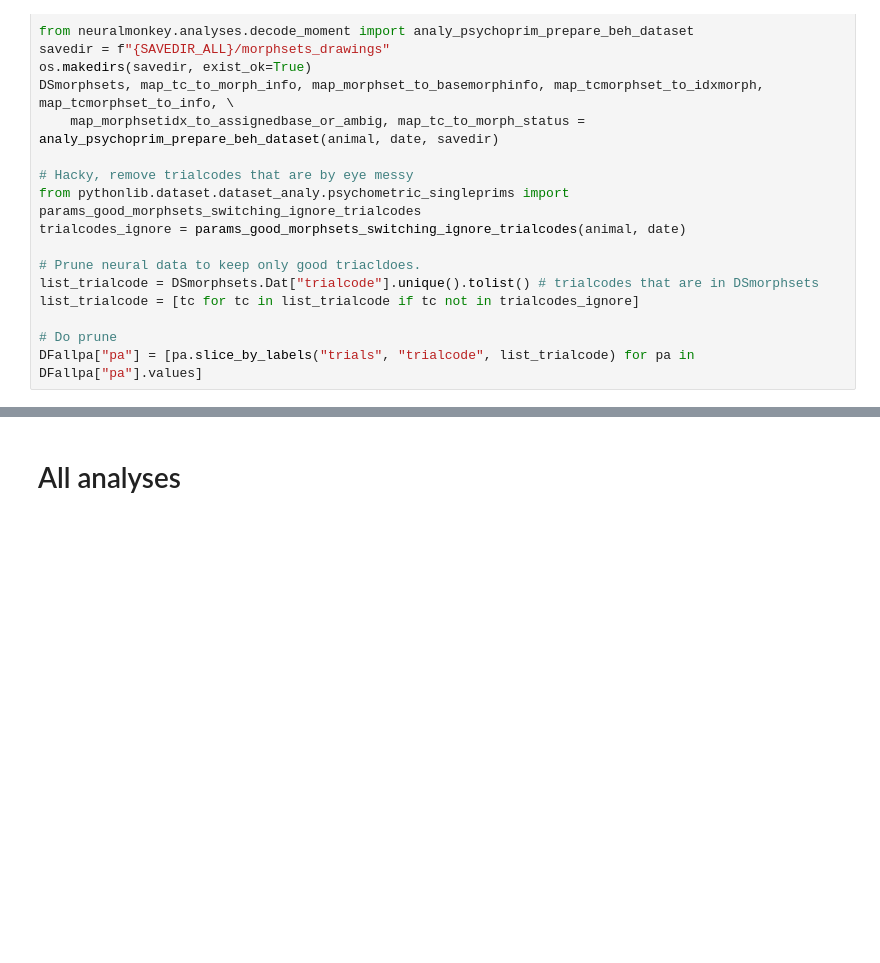
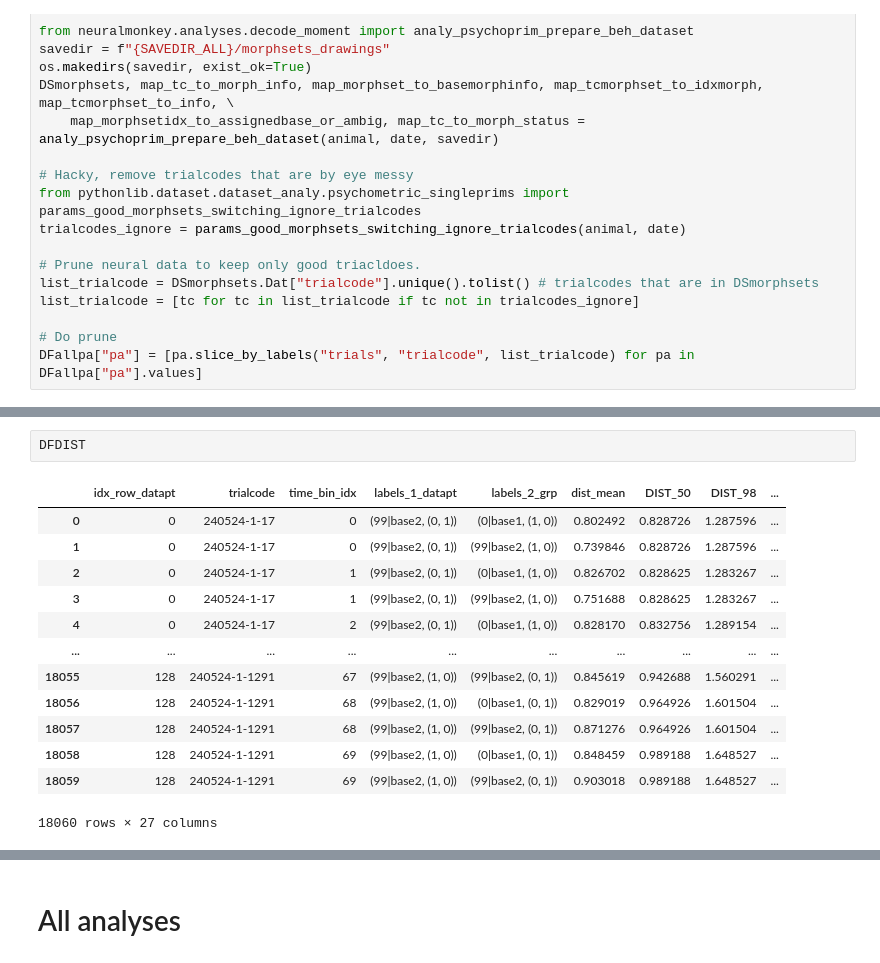
Before and after one commit to lucast4/neuralmonkey, a Jupyter notebook: neuralmonkey/notebooks_tutorials/241122_manuscript_psycho_categ_neural.ipynb, the cells around one changed output, grey strips where cells are left out. Drawn from its saved outputs; the diff is of its cells as text; blank space fills up the shorter version.

```diff
--- a/neuralmonkey/notebooks_tutorials/241122_manuscript_psycho_categ_neural.ipynb
+++ b/neuralmonkey/notebooks_tutorials/241122_manuscript_psycho_categ_neural.ipynb
@@ -75,0 +86,16 @@ DFallpa["pa"] = [pa.slice_by_labels("trials", "trialcode", list_trialcode) for p
+# %%
+DFDIST
+# %% [output]
+|  | idx_row_datapt | trialcode | time_bin_idx | labels_1_datapt | labels_2_grp | dist_mean | DIST_50 | DIST_98 | ... |
+| 0 | 0 | 240524-1-17 | 0 | (99|base2, (0, 1)) | (0|base1, (1, 0)) | 0.802492 | 0.828726 | 1.287596 | ... |
+| 1 | 0 | 240524-1-17 | 0 | (99|base2, (0, 1)) | (99|base2, (1, 0)) | 0.739846 | 0.828726 | 1.287596 | ... |
+| 2 | 0 | 240524-1-17 | 1 | (99|base2, (0, 1)) | (0|base1, (1, 0)) | 0.826702 | 0.828625 | 1.283267 | ... |
+| 3 | 0 | 240524-1-17 | 1 | (99|base2, (0, 1)) | (99|base2, (1, 0)) | 0.751688 | 0.828625 | 1.283267 | ... |
+| 4 | 0 | 240524-1-17 | 2 | (99|base2, (0, 1)) | (0|base1, (1, 0)) | 0.828170 | 0.832756 | 1.289154 | ... |
+| ... | ... | ... | ... | ... | ... | ... | ... | ... | ... |
+| 18055 | 128 | 240524-1-1291 | 67 | (99|base2, (1, 0)) | (99|base2, (0, 1)) | 0.845619 | 0.942688 | 1.560291 | ... |
+| 18056 | 128 | 240524-1-1291 | 68 | (99|base2, (1, 0)) | (0|base1, (0, 1)) | 0.829019 | 0.964926 | 1.601504 | ... |
+| 18057 | 128 | 240524-1-1291 | 68 | (99|base2, (1, 0)) | (99|base2, (0, 1)) | 0.871276 | 0.964926 | 1.601504 | ... |
+| 18058 | 128 | 240524-1-1291 | 69 | (99|base2, (1, 0)) | (0|base1, (0, 1)) | 0.848459 | 0.989188 | 1.648527 | ... |
+| 18059 | 128 | 240524-1-1291 | 69 | (99|base2, (1, 0)) | (99|base2, (0, 1)) | 0.903018 | 0.989188 | 1.648527 | ... |
+18060 rows × 27 columns
```
Also changed, not shown: parts of 4 cells of this notebook.
